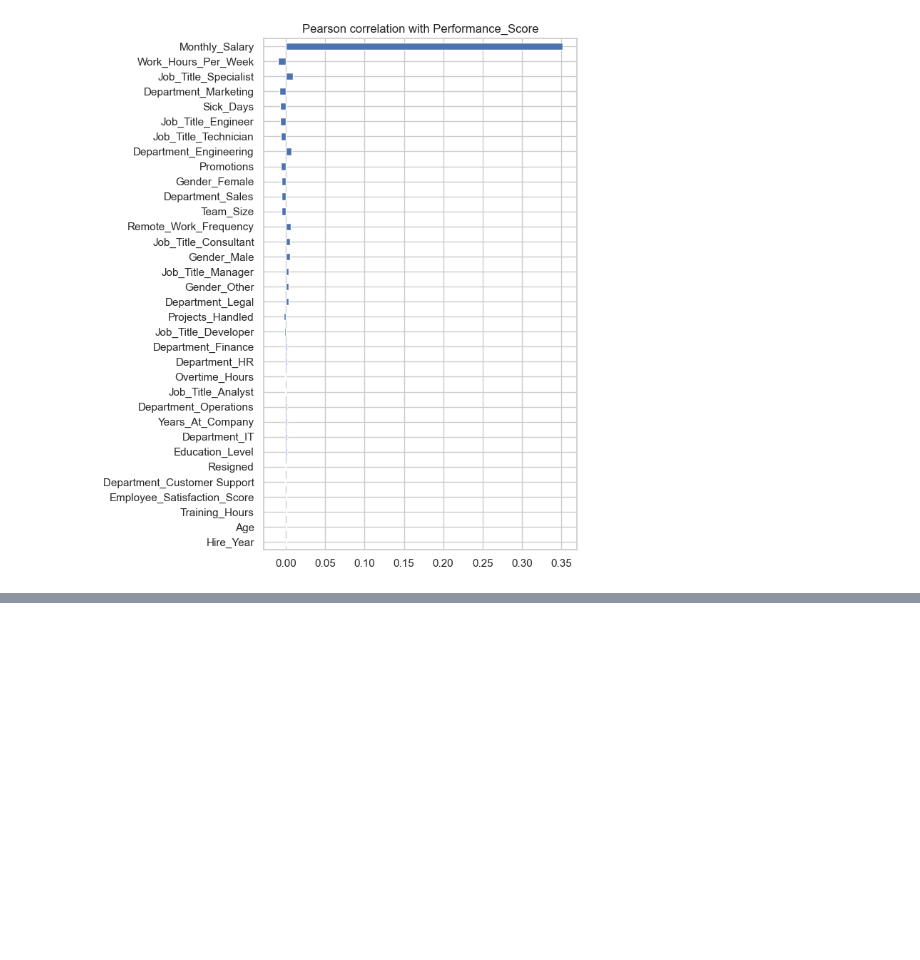
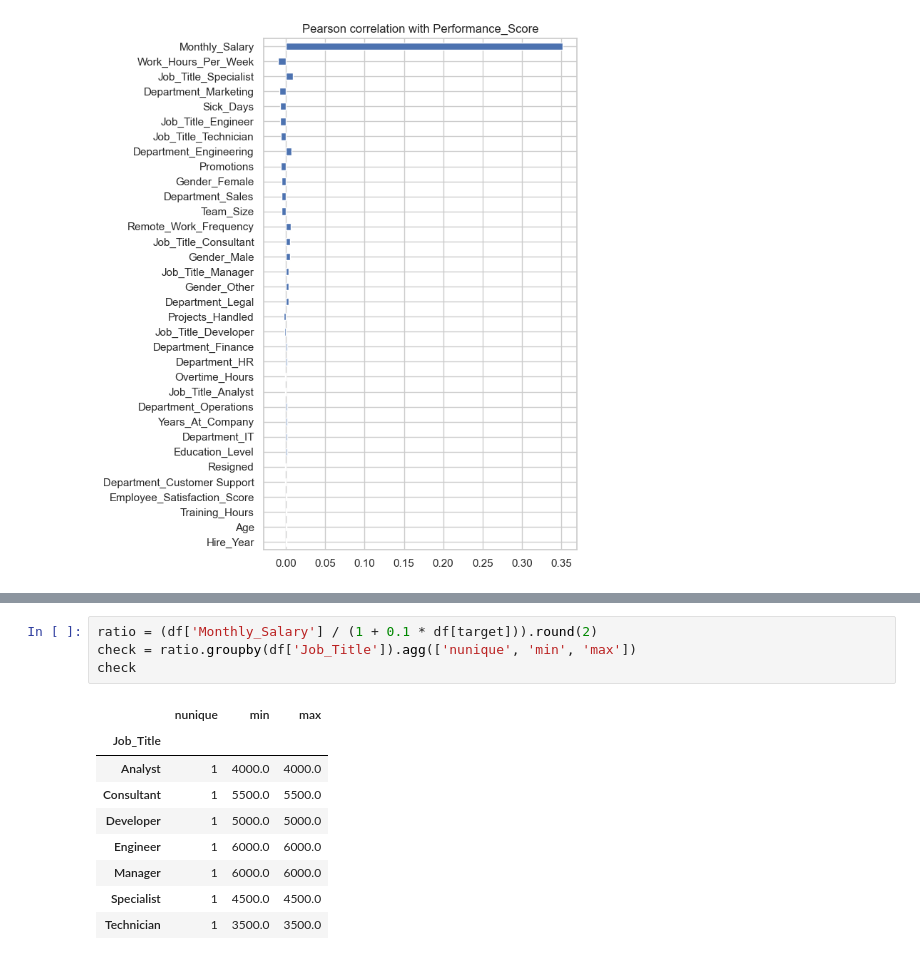
Before and after one commit to mathura-snth/Employee-Perf-Prediction, a Jupyter notebook: notebooks/4-encoding-correlation.ipynb, the cells around one changed output, grey strips where cells are left out. Drawn from its saved outputs; the diff is of its cells as text; blank space fills up the shorter version.

```diff
--- a/notebooks/4-encoding-correlation.ipynb
+++ b/notebooks/4-encoding-correlation.ipynb
@@ -79,0 +108,14 @@ plt.show()
+# %%
+ratio = (df['Monthly_Salary'] / (1 + 0.1 * df[target])).round(2)
+check = ratio.groupby(df['Job_Title']).agg(['nunique', 'min', 'max'])
+check
+# %% [output]
+|  | nunique | min | max |
+| Job_Title |  |  |  |
+| Analyst | 1 | 4000.0 | 4000.0 |
+| Consultant | 1 | 5500.0 | 5500.0 |
+| Developer | 1 | 5000.0 | 5000.0 |
+| Engineer | 1 | 6000.0 | 6000.0 |
+| Manager | 1 | 6000.0 | 6000.0 |
+| Specialist | 1 | 4500.0 | 4500.0 |
+| Technician | 1 | 3500.0 | 3500.0 |
```
Also changed, not shown: parts of 5 cells of this notebook.
